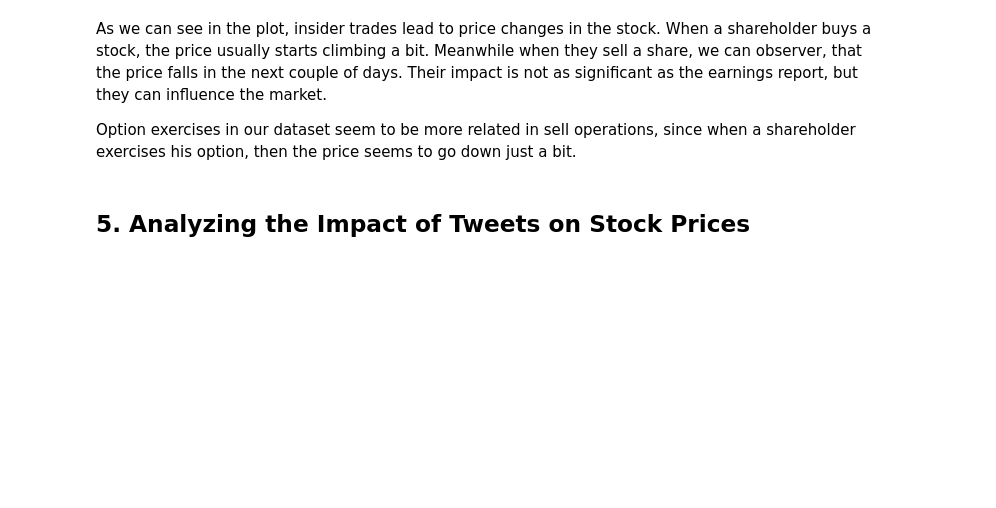
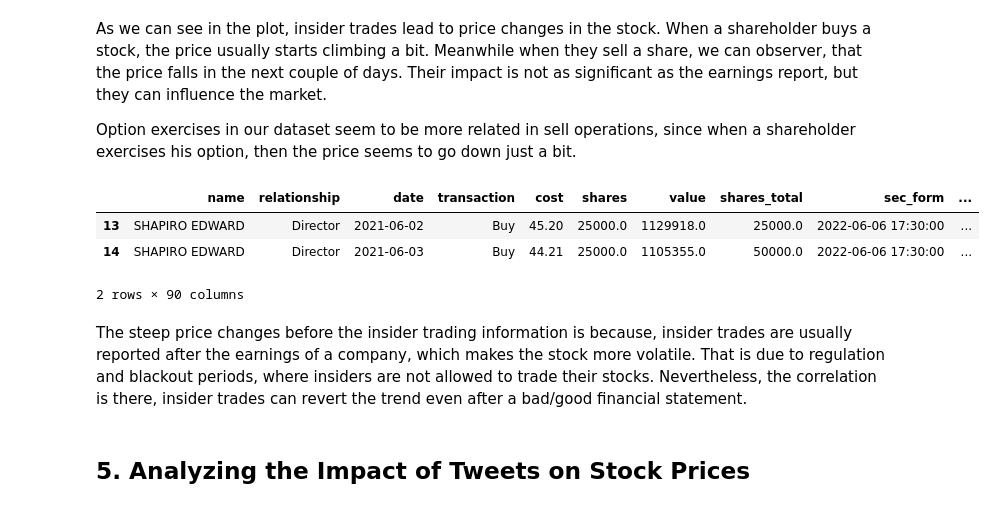
Before and after one commit to thunder913/Data-Science, a Jupyter notebook: stock_analysis.ipynb, the cells around one changed output. Cells and saved outputs as stored; diff of their text form; code cells hidden in the pictures; blank space fills up the shorter version.

```diff
--- a/stock_analysis.ipynb
+++ b/stock_analysis.ipynb
@@ -646,9 +647,6 @@ def adjust_and_merge_dates(data, stock_data, day):
     new_column_name = f'price_{abs(day)}_days_{check_before_or_after(day)}'
     data.rename(columns={f'close_{abs(day)}_days_{check_before_or_after(day)}': new_column_name}, inplace=True)
 
-    # Restore the original 'date' column from the date_column used for merging
-    data[date_column] = data['date']
-
     # Drop the temporary date column after merging
     data.drop(columns=[date_column], inplace=True)
 
@@ -944,6 +942,15 @@ plt.show()
 As we can see in the plot, insider trades lead to price changes in the stock. When a shareholder buys a stock, the price usually starts climbing a bit. Meanwhile when they sell a share, we can observer, that the price falls in the next couple of days. Their impact is not as significant as the earnings report, but they can influence the market.
 
 Option exercises in our dataset seem to be more related in sell operations, since when a shareholder exercises his option, then the price seems to go down just a bit.
+# %%
+buy_data.head(2)
+# %% [output]
+|  | name | relationship | date | transaction | cost | shares | value | shares_total | sec_form | ... |
+| 13 | SHAPIRO EDWARD | Director | 2021-06-02 | Buy | 45.20 | 25000.0 | 1129918.0 | 25000.0 | 2022-06-06 17:30:00 | ... |
+| 14 | SHAPIRO EDWARD | Director | 2021-06-03 | Buy | 44.21 | 25000.0 | 1105355.0 | 50000.0 | 2022-06-06 17:30:00 | ... |
+2 rows × 90 columns
+# %% [markdown]
+The steep price changes before the insider trading information is because, insider trades are usually reported after the earnings of a company, which makes the stock more volatile. That is due to regulation and blackout periods, where insiders are not allowed to trade their stocks. Nevertheless, the correlation is there, insider trades can revert the trend even after a bad/good financial statement.
 # %% [markdown]
 ## 5. Analyzing the Impact of Tweets on Stock Prices
 # %% [markdown]
```
Also changed, not shown: parts of 4 cells of this notebook.
